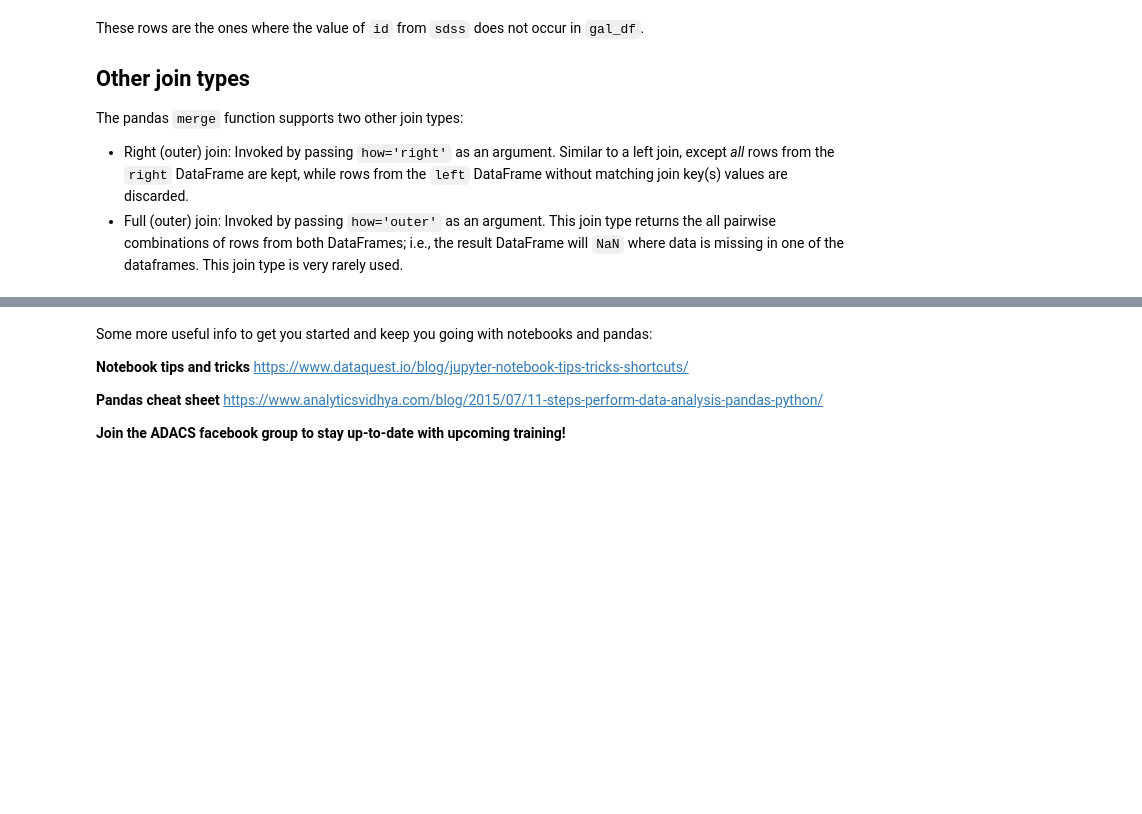
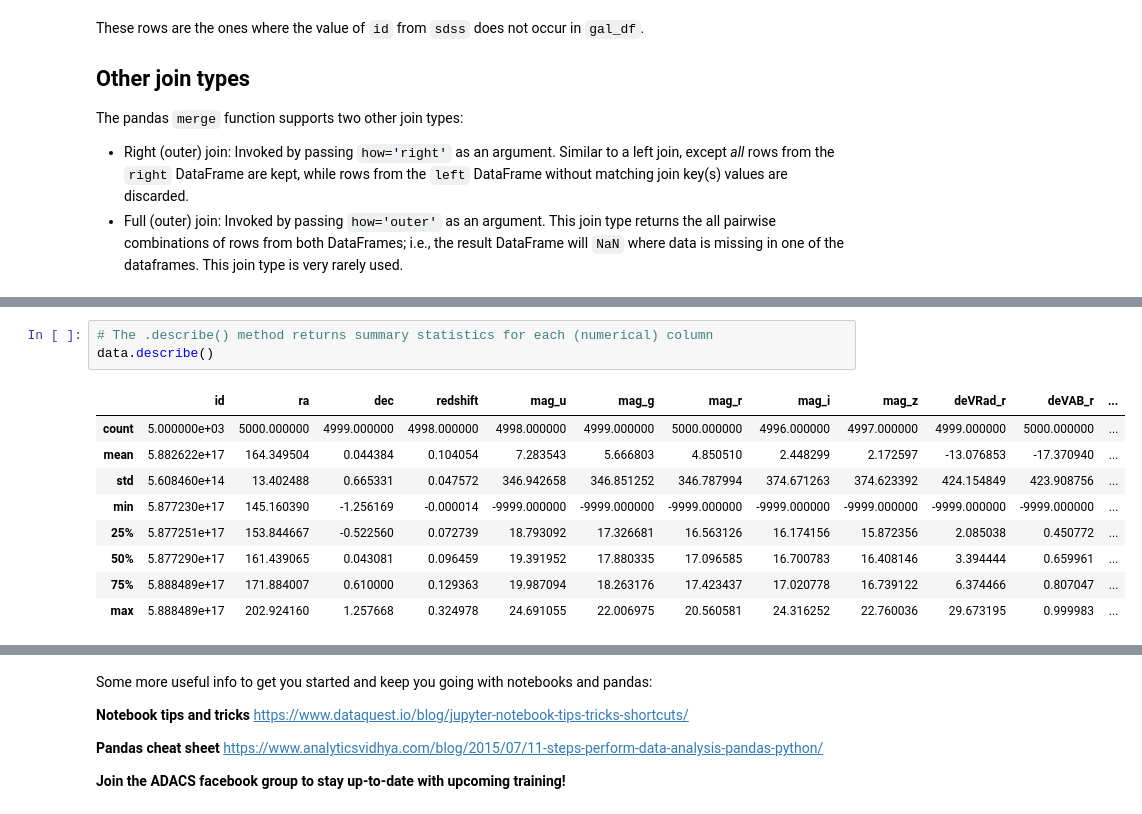
Before and after one commit to ADACS-Australia/ADACS-obs-workshop, a Jupyter notebook: DAY2/pandas/Intro_to_pandas_answers.ipynb, the cells around one changed output, grey strips where cells are left out. Cells and saved outputs as stored; diff of their text form; blank space fills up the shorter version.

```diff
--- a/DAY2/pandas/Intro_to_pandas_answers.ipynb
+++ b/DAY2/pandas/Intro_to_pandas_answers.ipynb
@@ -1016,0 +1191,13 @@ The pandas `merge` function supports two other join types:
+# %%
+# The .describe() method returns summary statistics for each (numerical) column
+data.describe()
+# %% [output]
+|  | id | ra | dec | redshift | mag_u | mag_g | mag_r | mag_i | mag_z | deVRad_r | deVAB_r | ... |
+| count | 5.000000e+03 | 5000.000000 | 4999.000000 | 4998.000000 | 4998.000000 | 4999.000000 | 5000.000000 | 4996.000000 | 4997.000000 | 4999.000000 | 5000.000000 | ... |
+| mean | 5.882622e+17 | 164.349504 | 0.044384 | 0.104054 | 7.283543 | 5.666803 | 4.850510 | 2.448299 | 2.172597 | -13.076853 | -17.370940 | ... |
+| std | 5.608460e+14 | 13.402488 | 0.665331 | 0.047572 | 346.942658 | 346.851252 | 346.787994 | 374.671263 | 374.623392 | 424.154849 | 423.908756 | ... |
+| min | 5.877230e+17 | 145.160390 | -1.256169 | -0.000014 | -9999.000000 | -9999.000000 | -9999.000000 | -9999.000000 | -9999.000000 | -9999.000000 | -9999.000000 | ... |
+| 25% | 5.877251e+17 | 153.844667 | -0.522560 | 0.072739 | 18.793092 | 17.326681 | 16.563126 | 16.174156 | 15.872356 | 2.085038 | 0.450772 | ... |
+| 50% | 5.877290e+17 | 161.439065 | 0.043081 | 0.096459 | 19.391952 | 17.880335 | 17.096585 | 16.700783 | 16.408146 | 3.394444 | 0.659961 | ... |
+| 75% | 5.888489e+17 | 171.884007 | 0.610000 | 0.129363 | 19.987094 | 18.263176 | 17.423437 | 17.020778 | 16.739122 | 6.374466 | 0.807047 | ... |
+| max | 5.888489e+17 | 202.924160 | 1.257668 | 0.324978 | 24.691055 | 22.006975 | 20.560581 | 24.316252 | 22.760036 | 29.673195 | 0.999983 | ... |
```
Also changed, not shown: parts of 68 cells of this notebook.
